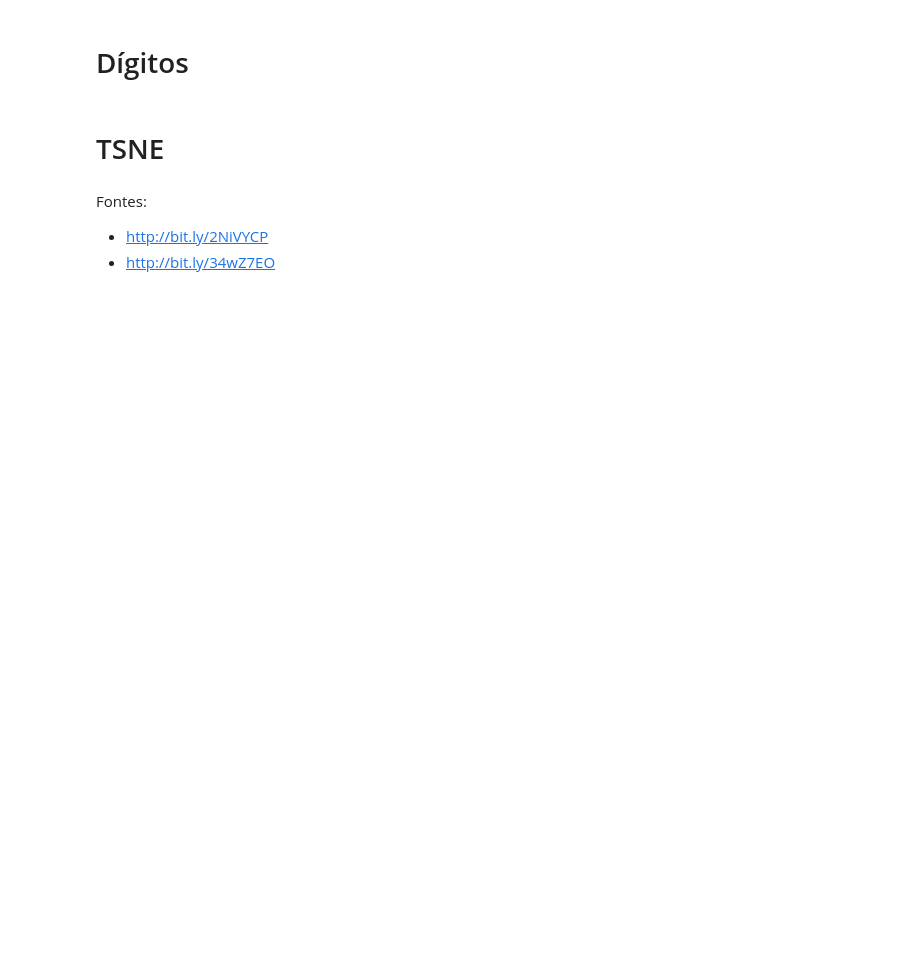
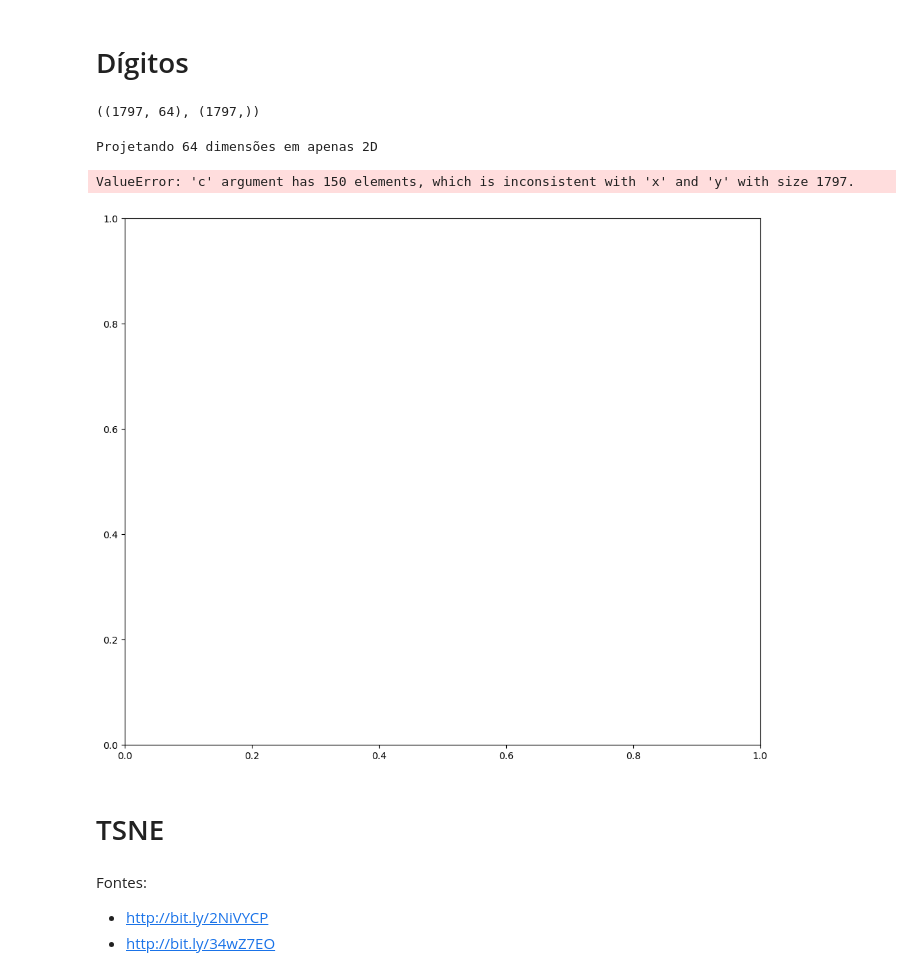
Before and after one commit to phillrog/py-machine-learning, a Jupyter notebook: notebooks/13 - Redução de Dimensões (Dimensionality Reduction)/Reducao de Dimensoes.ipynb, the cells around one changed output. Cells and saved outputs as stored; diff of their text form; code cells hidden in the pictures; blank space fills up the shorter version.

```diff
--- a/notebooks/13 - Redução de Dimensões (Dimensionality Reduction)/Reducao de Dimensoes.ipynb
+++ b/notebooks/13 - Redução de Dimensões (Dimensionality Reduction)/Reducao de Dimensoes.ipynb
@@ -49,5 +113,28 @@ sum(pca.explained_variance_ratio_)
 # %% [markdown]
 # Dígitos
+# %%
+digitos = datasets.load_digits()
+X = digitos['data']
+Y = digitos['target']
+# %%
+X.shape, Y.shape
+# %% [output]
+((1797, 64), (1797,))
+# %%
+pca = PCA(n_components=2)
+X_reduzido = pca.fit_transform(X)
+
+print(f"Projetando {X.shape[1]} dimensões em apenas 2D")
+
+plt.figure(figsize=(12,10))
+plt.scatter(X_reduzido[:,0], X_reduzido[:,1], c=y,
+           edgecolor='black', alpha=0.6, s=80,
+           cmap=plt.cm.get_cmap('nipy_spectral',10))
+plt.colorbar()
+# %% [output]
+Projetando 64 dimensões em apenas 2D
+ValueError: 'c' argument has 150 elements, which is inconsistent with 'x' and 'y' with size 1797.
+[figure, added]
 # %% [markdown]
 # TSNE
 # %% [markdown]
```
Also changed, not shown: parts of 12 cells of this notebook.
